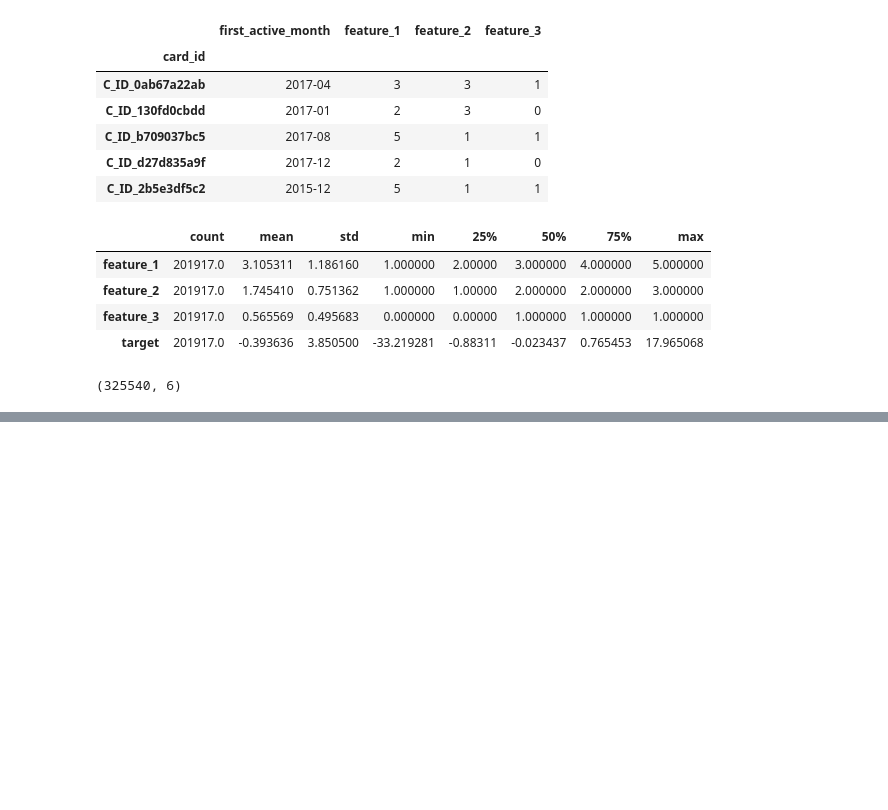
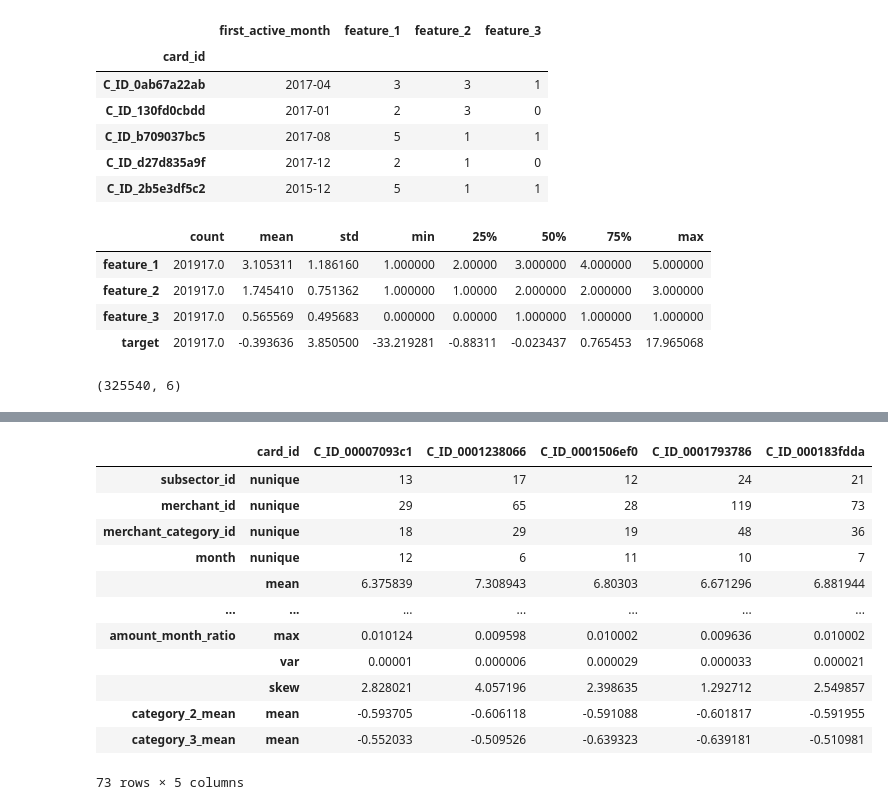
Before and after one commit to ionahu08/EloMerchantCategoryRecommendation, a Jupyter notebook: Competition/Project01.ipynb, the cells around one changed output, grey strips where cells are left out. Saved outputs shown, nothing was run; the diff lists cells and outputs as text; code cells hidden in the pictures; blank space fills up the shorter version.

```diff
--- a/Competition/Project01.ipynb
+++ b/Competition/Project01.ipynb
@@ -80,0 +215,5 @@ df.shape
+# %%
+# Y/N to 1/0
+hist_df['authorized_flag'] = hist_df['authorized_flag'].map({'Y': 1, 'N': 0}).astype(int)
+hist_df['category_1'] = hist_df['category_1'].map({'Y': 1, 'N': 0}).astype(int)
+hist_df['category_3'] = hist_df['category_3'].map({'A':0, 'B':1, 'C':2})
@@ -80,0 +229,3 @@ df.shape
+# %%
+# additional features
+hist_df['price'] = hist_df['purchase_amount'] / hist_df['installments']
@@ -80,0 +249,5 @@ df.shape
+# %%
+hist_df['month_diff'] = ((datetime.datetime.today() - hist_df['purchase_date']).dt.days)//30
+hist_df['month_diff'] += hist_df['month_lag']
+
+hist_df.head()
@@ -80,0 +262,4 @@ df.shape
+# %%
+# additional features
+hist_df['duration'] = hist_df['purchase_amount']*hist_df['month_diff']
+hist_df['amount_month_ratio'] = hist_df['purchase_amount']/hist_df['month_diff']
@@ -80,0 +304,61 @@ df.shape
+# %%
+# Derive aggregate features
+col_unique =['subsector_id', 'merchant_id', 'merchant_category_id']
+col_seas = ['month', 'hour', 'weekofyear', 'weekday', 'day']
+
+aggs = {}
+for col in col_unique:
+    aggs[col] = ['nunique']
+
+for col in col_seas:
+    aggs[col] = ['nunique', 'mean', 'min', 'max']
+
+aggs['purchase_amount'] = ['sum','max','min','mean','var','skew']
+aggs['installments'] = ['sum','max','mean','var','skew']
+aggs['purchase_date'] = ['max','min']
+aggs['month_lag'] = ['max','min','mean','var','skew']
+aggs['month_diff'] = ['max','min','mean','var','skew']
+aggs['authorized_flag'] = ['mean']
+aggs['weekend'] = ['mean'] # overwrite
+aggs['weekday'] = ['mean'] # overwrite
+aggs['day'] = ['nunique', 'mean', 'min'] # overwrite
+aggs['category_1'] = ['mean']
+aggs['category_2'] = ['mean']
+aggs['category_3'] = ['mean']
+aggs['card_id'] = ['size','count']
+aggs['price'] = ['sum','mean','max','min','var']
+aggs['Christmas_Day_2017'] = ['mean']
+aggs['Mothers_Day_2017'] = ['mean']
+aggs['fathers_day_2017'] = ['mean']
+aggs['Children_day_2017'] = ['mean']
+aggs['Valentine_Day_2017'] = ['mean']
+aggs['Black_Friday_2017'] = ['mean']
+aggs['Mothers_Day_2018'] = ['mean']
+aggs['duration']=['mean','min','max','var','skew']
+aggs['amount_month_ratio']=['mean','min','max','var','skew']
+
+hist_df['category_2'] = hist_df['category_2'].astype('int16')
+
+for col in ['category_2','category_3']:
+    hist_df[col+'_mean'] = hist_df.groupby([col])['purchase_amount'].transform('mean')
+    hist_df[col+'_min'] = hist_df.groupby([col])['purchase_amount'].transform('min')
+    hist_df[col+'_max'] = hist_df.groupby([col])['purchase_amount'].transform('max')
+    hist_df[col+'_sum'] = hist_df.groupby([col])['purchase_amount'].transform('sum')
+    aggs[col+'_mean'] = ['mean']
+
+hist_df = hist_df.reset_index().groupby('card_id').agg(aggs)
+hist_df.head().T
+# %% [output]
+|  | card_id | C_ID_00007093c1 | C_ID_0001238066 | C_ID_0001506ef0 | C_ID_0001793786 | C_ID_000183fdda |
+| subsector_id | nunique | 13 | 17 | 12 | 24 | 21 |
+| merchant_id | nunique | 29 | 65 | 28 | 119 | 73 |
+| merchant_category_id | nunique | 18 | 29 | 19 | 48 | 36 |
+| month | nunique | 12 | 6 | 11 | 10 | 7 |
+|  | mean | 6.375839 | 7.308943 | 6.80303 | 6.671296 | 6.881944 |
+| ... | ... | ... | ... | ... | ... | ... |
+| amount_month_ratio | max | 0.010124 | 0.009598 | 0.010002 | 0.009636 | 0.010002 |
+|  | var | 0.00001 | 0.000006 | 0.000029 | 0.000033 | 0.000021 |
+|  | skew | 2.828021 | 4.057196 | 2.398635 | 1.292712 | 2.549857 |
+| category_2_mean | mean | -0.593705 | -0.606118 | -0.591088 | -0.601817 | -0.591955 |
+| category_3_mean | mean | -0.552033 | -0.509526 | -0.639323 | -0.639181 | -0.510981 |
+73 rows × 5 columns
```
Also changed, not shown: parts of 20 cells of this notebook.
